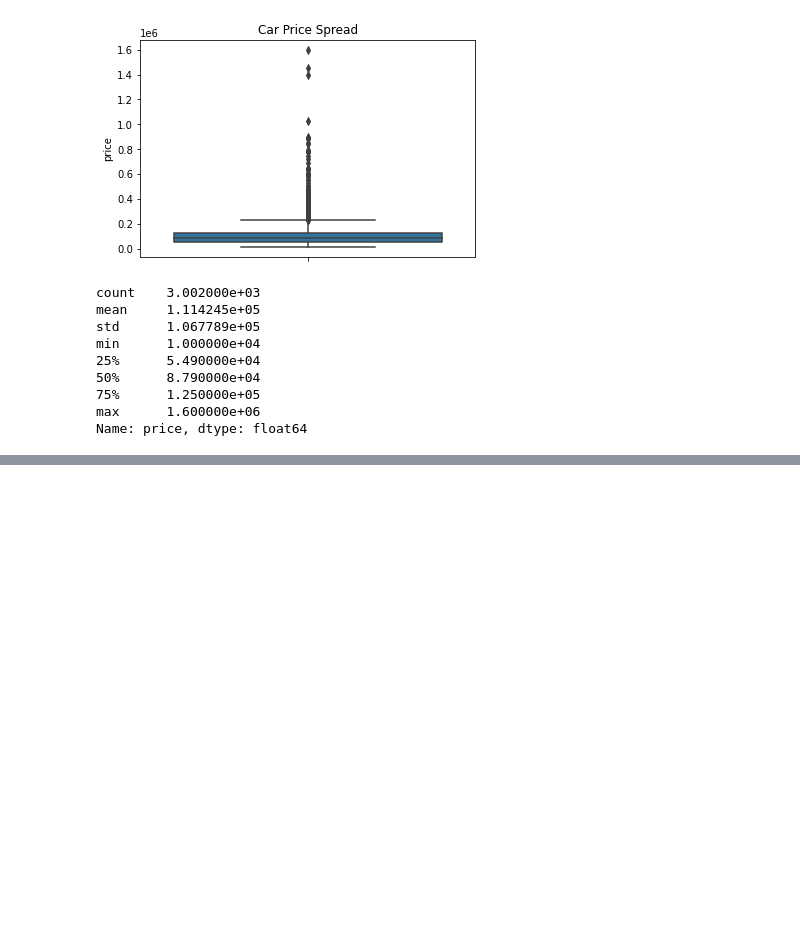
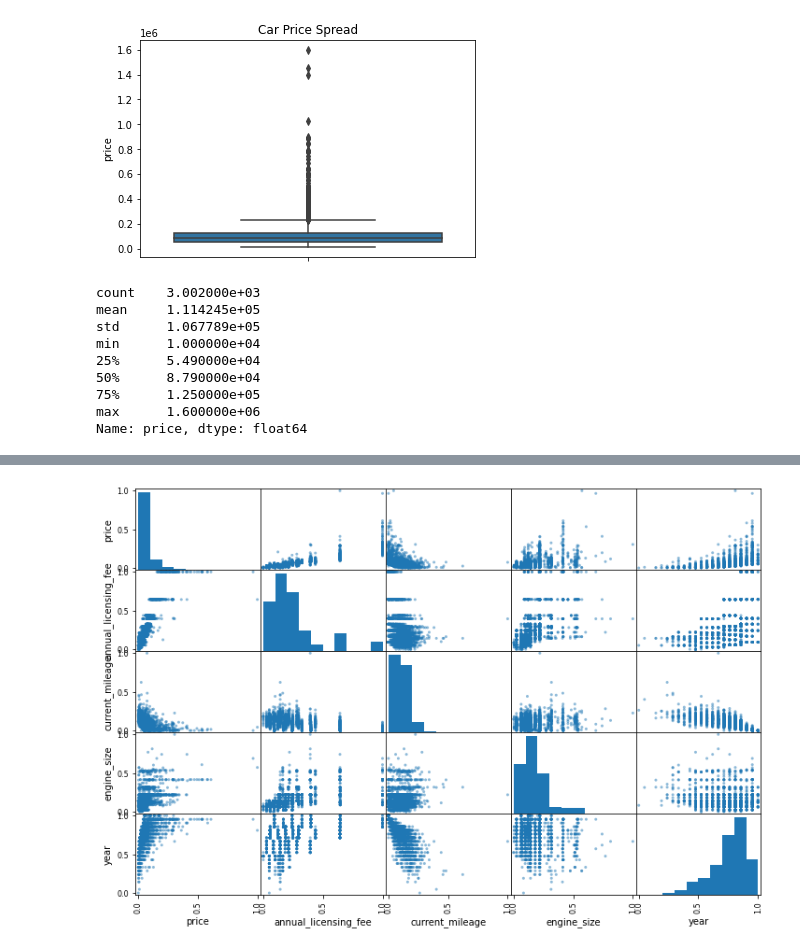
Before and after one commit to OrenAviya/project-semester-a, a Jupyter notebook: splitTrainTest+scaling.ipynb, the cells around one changed output, grey strips where cells are left out. Saved outputs shown, nothing was run; the diff lists cells and outputs as text; code cells hidden in the pictures; blank space fills up the shorter version.

```diff
--- a/splitTrainTest+scaling.ipynb
+++ b/splitTrainTest+scaling.ipynb
@@ -165,12 +208,9 @@ C_Train
 #so we would get a more accurate indication of the quality of the model
 # %% [markdown]
 # scaling the cols
-# %%
-demo_cars['current_mileage'] = demo_cars['current_mileage'].apply(lambda x : x.replace("," , ''))
-demo_cars['current_mileage'].astype(int)
 # %%
-demo_cars = C_Train
+scaledCars = pd.read_csv(r'C:\Users\avoav\Introduction to Data Science\Project סמסטר א\project-semester-a\TrainSet_data.csv' , index_col  = 'index')
 min_max_scaler = MinMaxScaler()
-demo_cars[["year", "annual_licensing_fee", "engine_size",  "next_test_in" , "car_length" , "current_mileage", "price"]] = min_max_scaler.fit_transform(demo_cars[["year", "annual_licensing_fee", "engine_size",  "next_test_in" , "car_length" ,"current_mileage", "price"]])
+scaledCars[["year", "annual_licensing_fee", "engine_size",  "next_test_in" , "car_length" , "current_mileage"]] = min_max_scaler.fit_transform(scaledCars[["year", "annual_licensing_fee", "engine_size",  "next_test_in" , "car_length" ,"current_mileage"]])
 # %%
-demo_cars = demo_cars.drop(columns = ["version" , "CompanyName", "size" , "color" , "original_onership" , "engine_type" , "engine"  ] )
+scaledCars = scaledCars.drop(columns = ["version" , "CompanyName", "size" , "color" , "original_onership" , "engine_type" , "engine"  ] )
@@ -217,0 +284,9 @@ heatmap (10 , 10 , cars)
+# %%
+#check for correlation between attributes:
+
+attributes = ["price" , "annual_licensing_fee", "current_mileage", "engine_size" , "year" ]
+attributes2 = [ "price" , "large" , "small" , "mini" , "medium"]
+scatter_matrix(demo_cars[attributes] , figsize = (12,8))
+plt.show()
+# %% [output]
+[figure, added]
```
Also changed, not shown: parts of 29 cells of this notebook.
